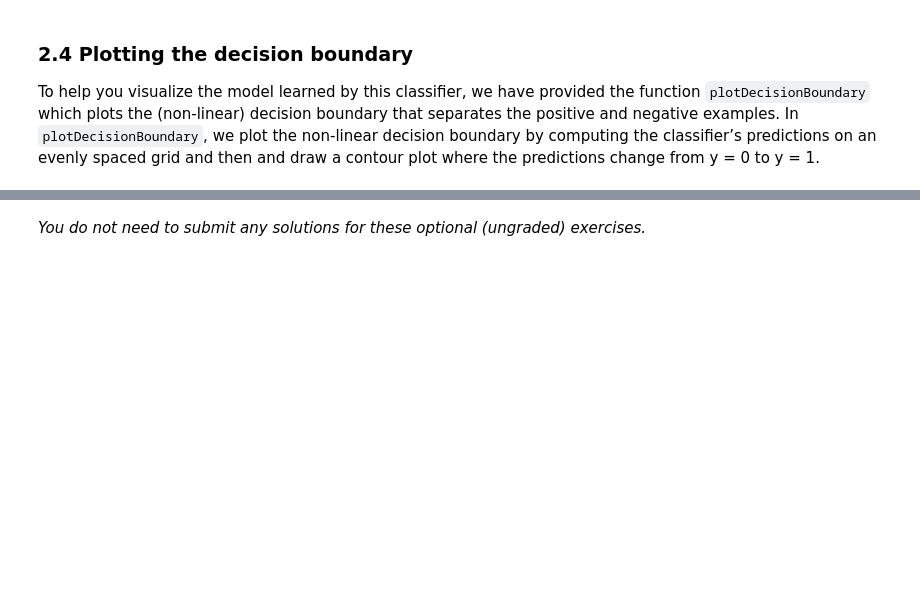
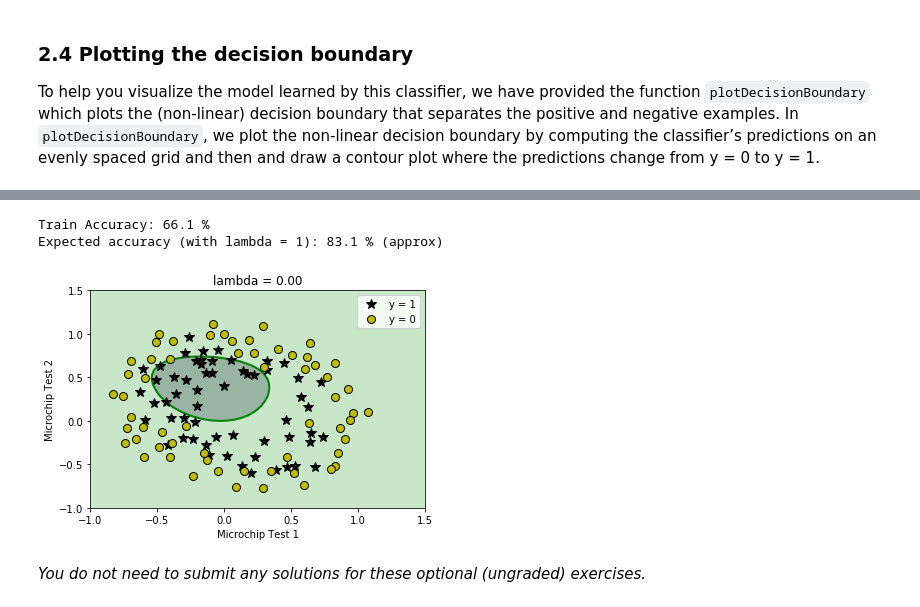
Before and after one commit to Huy-Au/ml-coursera-python-assignments-master, a Jupyter notebook: Exercise2/exercise2.ipynb, the cells around one changed output, grey strips where cells are left out. Cells and saved outputs as stored; diff of their text form; code cells hidden in the pictures; blank space fills up the shorter version.

```diff
--- a/Exercise2/exercise2.ipynb
+++ b/Exercise2/exercise2.ipynb
@@ -644,24 +643,16 @@ def costFunctionReg(theta, X, y, lambda_):
     # You need to return the following variables correctly
     J = 0
     grad = np.zeros(theta.shape)
-    theta_copy = np.copy(theta)
-    theta_copy[0] = 0
 
     # ===================== YOUR CODE HERE ======================
-    thetaX = X @ np.transpose(theta)
-    HX = sigmoid(thetaX)
-    lhs = np.multiply(-y, np.log(HX))
-    rhs = np.multiply((1-y), np.log(1-HX))
-    J = sum(lhs-rhs)/m
-    J = J + ((lambda_/(2*m))* np.tranpose(theta)
 
     thetaX = X @ np.transpose(theta)
     HX = sigmoid(thetaX)
     lhs = np.multiply(-y, np.log(HX))
     rhs = np.multiply((1-y), np.log(1-HX))
-    J = sum(lhs-rhs)/m + (np.transpose(theta) @ theta) * (lambda_/(2 * m))
-
-    grad = (np.transpose(X) @ (HX - y))/m + (lambda_/m)*theta_copy
+    J = sum(lhs-rhs)/m + (np.transpose(theta[1:]) @ theta[1:]) * (lambda_/(2 * m))
+    theta[0] = 0
+    grad = (np.transpose(X) @ (HX - y))/m + (lambda_/m)*theta
 
 
 
@@ -781,36 +772,40 @@ With a larger $\lambda$, you should see a plot that shows an simpler decision bo
 initial_theta = np.zeros(X.shape[1])
 
 # Set regularization parameter lambda to 1 (you should vary this)
-lambda_ = 1
+lambda_ = 0
 
 # set options for optimize.minimize
 options= {'maxiter': 100}
 
 res = optimize.minimize(costFunctionReg,
                         initial_theta,
                         (X, y, lambda_),
                         jac=True,
                         method='TNC',
                         options=options)
 
 # the fun property of OptimizeResult object returns
 # the value of costFunction at optimized theta
 cost = res.fun
 
 # the optimized theta is in the x property of the result
 theta = res.x
 
 utils.plotDecisionBoundary(plotData, theta, X, y)
 pyplot.xlabel('Microchip Test 1')
 pyplot.ylabel('Microchip Test 2')
 pyplot.legend(['y = 1', 'y = 0'])
 pyplot.grid(False)
 pyplot.title('lambda = %0.2f' % lambda_)
 
 # Compute accuracy on our training set
 p = predict(theta, X)
 
 print('Train Accuracy: %.1f %%' % (np.mean(p == y) * 100))
 print('Expected accuracy (with lambda = 1): 83.1 % (approx)\n')
+# %% [output]
+Train Accuracy: 66.1 %
+Expected accuracy (with lambda = 1): 83.1 % (approx)
+[figure, added]
 # %% [markdown]
 *You do not need to submit any solutions for these optional (ungraded) exercises.*
```
Also changed, not shown: parts of 3 cells of this notebook.
